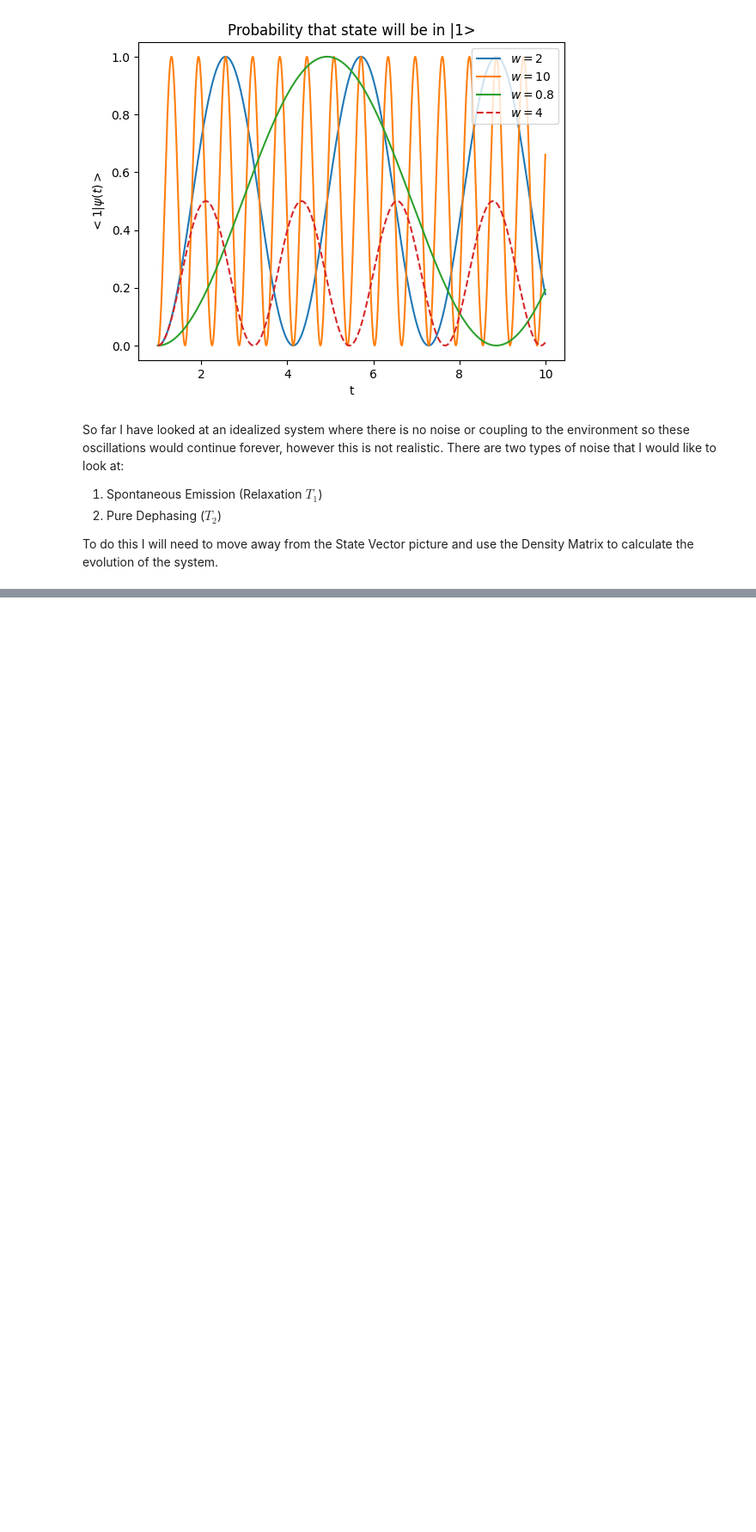
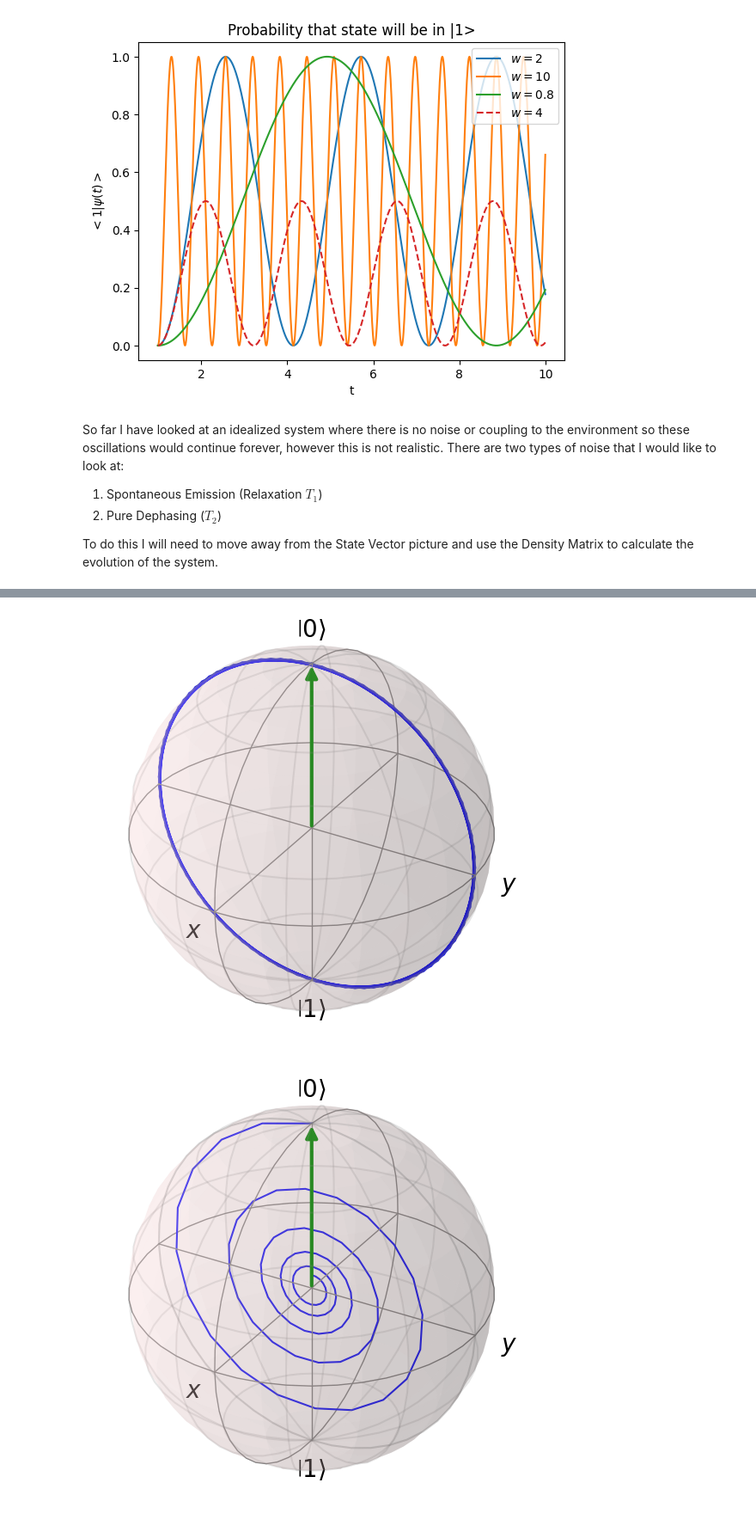
Before and after one commit to lsmercadante/Quantum-Projects, a Jupyter notebook: Decoherence_Project/notebooks/rabi_oscillations.ipynb, the cells around one changed output, grey strips where cells are left out. Shown at 86% size. Saved outputs shown, nothing was run; the diff lists cells and outputs as text; code cells hidden in the pictures; blank space fills up the shorter version.

```diff
--- a/Decoherence_Project/notebooks/rabi_oscillations.ipynb
+++ b/Decoherence_Project/notebooks/rabi_oscillations.ipynb
@@ -94,0 +149,42 @@ from qutip import Bloch, about, basis, mesolve, sigmam, sigmax, sigmay, sigmaz
+# %%
+# Extract expectation values for pauli matrices
+exp_sx_circ, exp_sy_circ, exp_sz_circ = result.expect
+exp_sx_circ, exp_sy_circ, exp_sz_circ = (
+    np.array(exp_sx_circ),
+    np.array(exp_sy_circ),
+    np.array(exp_sz_circ),
+)
+
+exp_sx_bf, exp_sy_bf, exp_sz_bf = result_bf.expect
+exp_sx_bf, exp_sy_bf, exp_sz_bf = (
+    np.array(exp_sx_bf),
+    np.array(exp_sy_bf),
+    np.array(exp_sz_bf),
+)
+
+exp_sx_se, exp_sy_se, exp_sz_se = result_se.expect
+exp_sx_se, exp_sy_se, exp_sz_se = (
+    np.array(exp_sx_se),
+    np.array(exp_sy_se),
+    np.array(exp_sz_se),
+)
+
+
+# Create Bloch sphere plot
+sphere = Bloch()
+sphere.add_points([exp_sx_circ, exp_sy_circ, exp_sz_circ], meth="l")
+sphere.add_states(psi0)
+sphere.show()
+
+sphere2 = Bloch()
+sphere2.add_points([exp_sx_bf, exp_sy_bf, exp_sz_bf], meth="l")
+sphere2.add_states(psi0)
+sphere2.show()
+
+sphere3 = Bloch()
+sphere3.add_points([exp_sx_se, exp_sy_se, exp_sz_se], meth="l")
+sphere3.add_states(psi0)
+sphere3.show()
+# %% [output]
+[figure, added]
+[figure, added]
```
Also changed, not shown: parts of 32 cells of this notebook.
